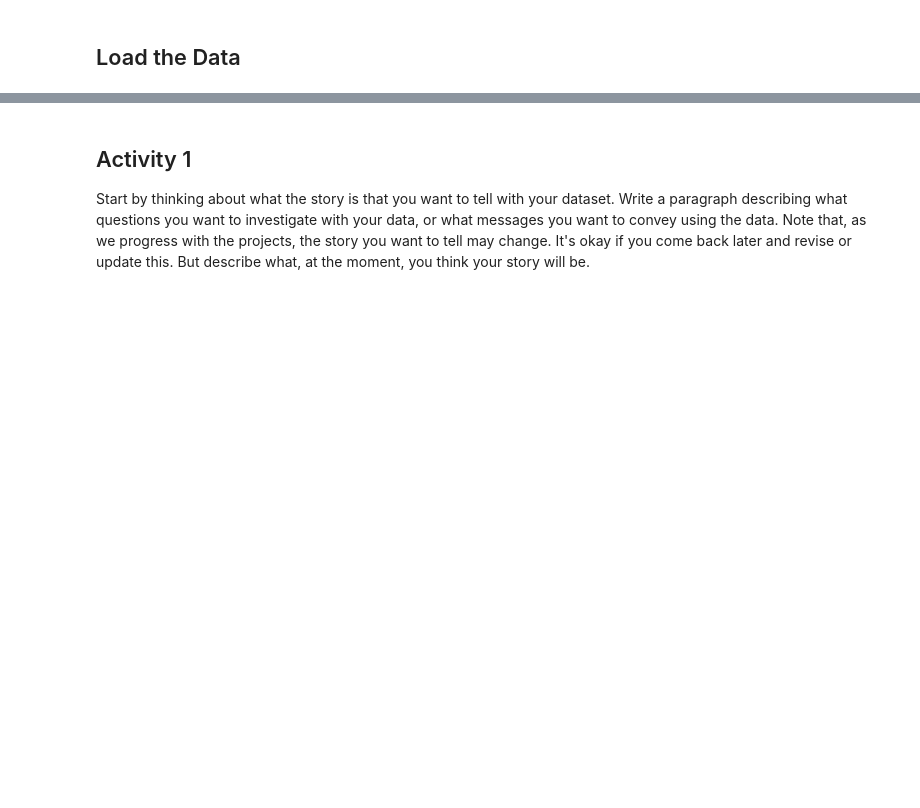
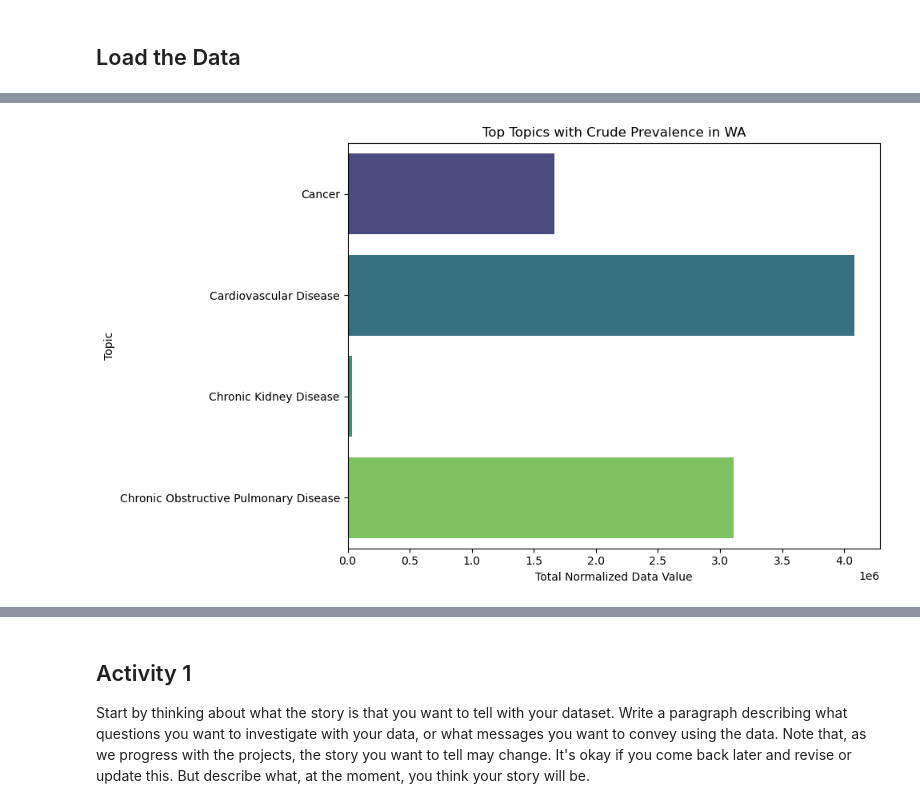
Before and after one commit to DATA5310/covid_effects, a Jupyter notebook: notebooks/Testing notebooks/2.homework_7.ipynb, the cells around one changed output, grey strips where cells are left out. Drawn from its saved outputs; the diff is of its cells as text; code cells hidden in the pictures; blank space fills up the shorter version.

```diff
--- a/notebooks/Testing notebooks/2.homework_7.ipynb
+++ b/notebooks/Testing notebooks/2.homework_7.ipynb
@@ -128,0 +163,22 @@ See the caveats in the documentation: https://pandas.pydata.org/pandas-docs/stab
+# %%
+wa_crude_prevalence_df = cdi_df_cleaned[
+    (cdi_df_cleaned['LocationAbbr'] == 'WA') &
+    (cdi_df_cleaned['DataValueType'] == 'Crude Prevalence')
+]
+
+top_topics_wa_crude = (
+    wa_crude_prevalence_df.groupby('Topic')['NormalizedDataValue']
+    .sum()
+    .nlargest(5)
+    .reset_index()
+)
+
+plt.figure(figsize=(10, 6))
+sns.barplot(data=top_topics_wa_crude, x='NormalizedDataValue', y='Topic', palette='viridis')
+plt.title('Top Topics with Crude Prevalence in WA')
+plt.xlabel('Total Normalized Data Value')
+plt.ylabel('Topic')
+plt.tight_layout()
+plt.show()
+# %% [output]
+[figure, added]
```
Also changed, not shown: parts of 11 cells of this notebook.
